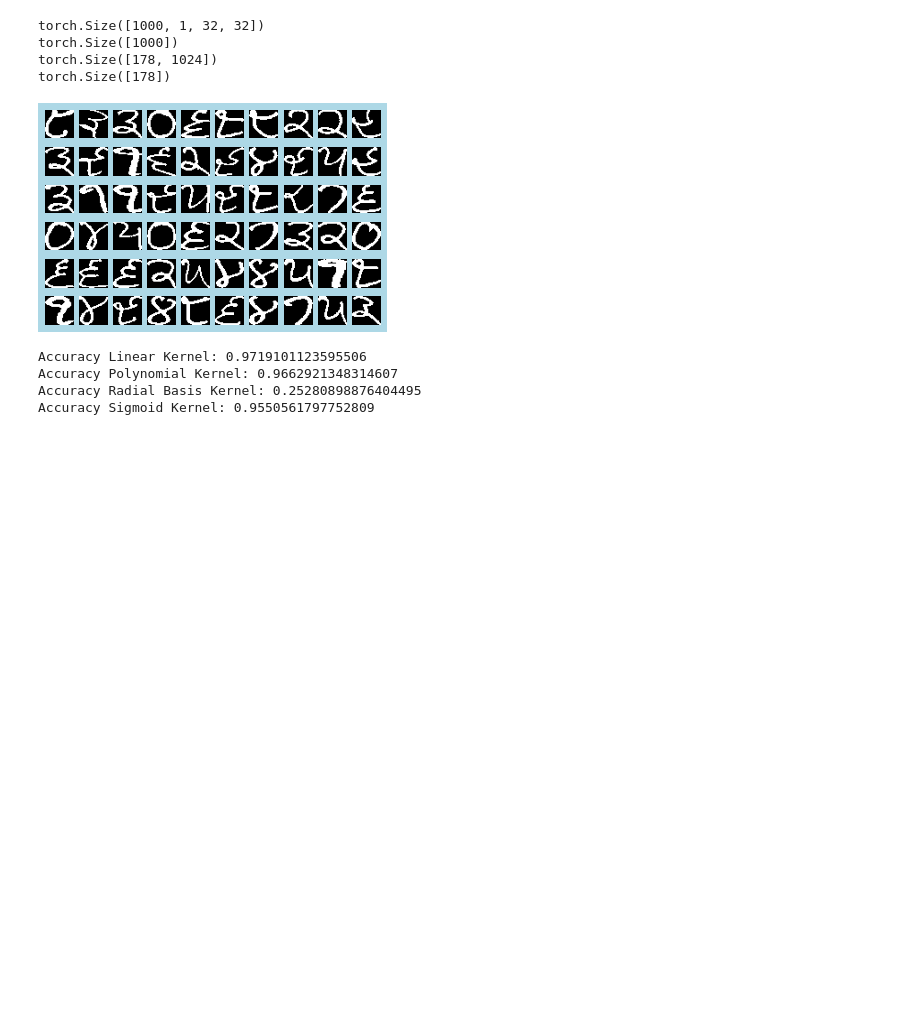
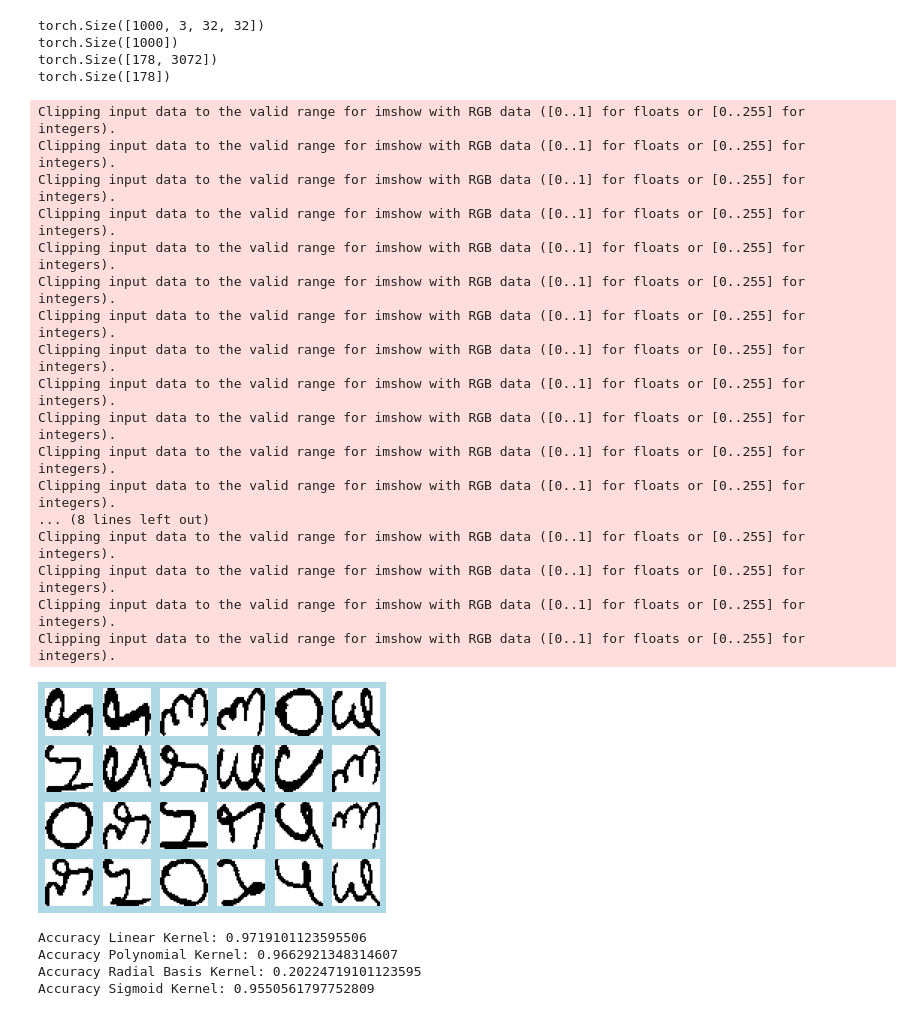
Before and after one commit to debonil/ml-assignments, a Jupyter notebook: NeuralNet/Q2.3/GurNum/frac-3-ques-04.ipynb, the cells around one changed output. Drawn from its saved outputs; the diff is of its cells as text; code cells hidden in the pictures; blank space fills up the shorter version.

```diff
--- a/NeuralNet/Q2.3/GurNum/frac-3-ques-04.ipynb
+++ b/NeuralNet/Q2.3/GurNum/frac-3-ques-04.ipynb
@@ -8,7 +8,7 @@ from time import time
 from torchvision import datasets, transforms
 from sklearn import svm
 # %%
-transform = transforms.Compose([transforms.Grayscale(), transforms.ToTensor(),
+transform = transforms.Compose([ transforms.ToTensor(),
                               transforms.Normalize((0.5,), (0.5,)),
                               ])
 # %%
@@ -31,19 +31,36 @@ print(y_train.shape)
 print(X_test.shape)
 print(y_test.shape)
 # %% [output]
-torch.Size([1000, 1, 32, 32])
+torch.Size([1000, 3, 32, 32])
 torch.Size([1000])
-torch.Size([178, 1024])
+torch.Size([178, 3072])
 torch.Size([178])
 # %%
 figure = plt.figure()
-num_of_images = 60
+num_of_images = 24
 for index in range(1, num_of_images + 1):
-    plt.subplot(6, 10, index)
+    plt.subplot(4, 6, index)
     plt.axis('off')
-    plt.imshow(X_train[index].numpy().squeeze(), cmap='gray_r')
+    plt.imshow(X_train[index].numpy().T.squeeze())
 # %% [output]
+Clipping input data to the valid range for imshow with RGB data ([0..1] for floats or [0..255] for integers).
+Clipping input data to the valid range for imshow with RGB data ([0..1] for floats or [0..255] for integers).
+Clipping input data to the valid range for imshow with RGB data ([0..1] for floats or [0..255] for integers).
+Clipping input data to the valid range for imshow with RGB data ([0..1] for floats or [0..255] for integers).
+Clipping input data to the valid range for imshow with RGB data ([0..1] for floats or [0..255] for integers).
+Clipping input data to the valid range for imshow with RGB data ([0..1] for floats or [0..255] for integers).
+Clipping input data to the valid range for imshow with RGB data ([0..1] for floats or [0..255] for integers).
+Clipping input data to the valid range for imshow with RGB data ([0..1] for floats or [0..255] for integers).
+Clipping input data to the valid range for imshow with RGB data ([0..1] for floats or [0..255] for integers).
+Clipping input data to the valid range for imshow with RGB data ([0..1] for floats or [0..255] for integers).
+Clipping input data to the valid range for imshow with RGB data ([0..1] for floats or [0..255] for integers).
+Clipping input data to the valid range for imshow with RGB data ([0..1] for floats or [0..255] for integers).
+... (8 lines left out)
+Clipping input data to the valid range for imshow with RGB data ([0..1] for floats or [0..255] for integers).
+Clipping input data to the valid range for imshow with RGB data ([0..1] for floats or [0..255] for integers).
+Clipping input data to the valid range for imshow with RGB data ([0..1] for floats or [0..255] for integers).
+Clipping input data to the valid range for imshow with RGB data ([0..1] for floats or [0..255] for integers).
-[figure, old version]
+[figure, new version]
 # %%
 X_train = X_train.view(X_train.shape[0], -1)
 
@@ -64,7 +81,7 @@ print("Accuracy Sigmoid Kernel:", accuracy_sig)
 # %% [output]
 Accuracy Linear Kernel: 0.9719101123595506
 Accuracy Polynomial Kernel: 0.9662921348314607
-Accuracy Radial Basis Kernel: 0.25280898876404495
+Accuracy Radial Basis Kernel: 0.20224719101123595
 Accuracy Sigmoid Kernel: 0.9550561797752809
 # %%
 def view_classify(img, ps,title):
```
Also changed, not shown: parts of 2 cells of this notebook, 28 other files.
